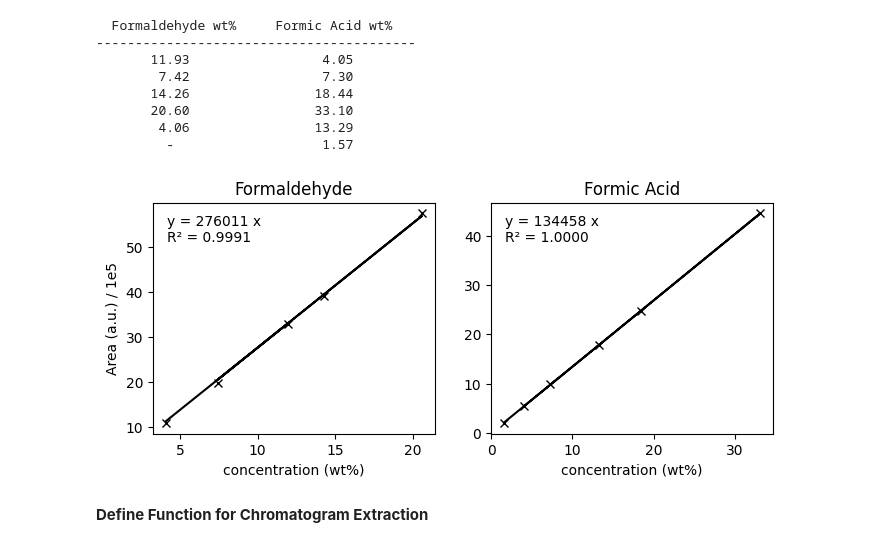
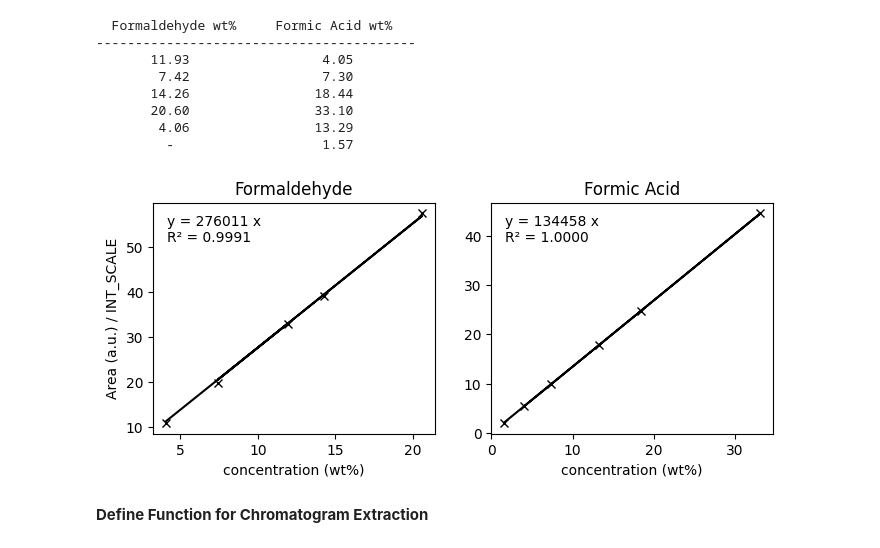
Before and after one commit to fabianketter/HPLC-Deconvolution, a Jupyter notebook: HPLC.ipynb, the cells around one changed output. Saved outputs shown, nothing was run; the diff lists cells and outputs as text; code cells hidden in the pictures.

```diff
--- a/HPLC.ipynb
+++ b/HPLC.ipynb
@@ -8,14 +8,17 @@ from fit_functions import (
     r_squared,
     EMG,
     EMG_mirrored,
-    EMGsTailFront,
+    EMGs_tail_front,
     make_constrained_EMG,
     make_constrained_EMG_mirrored,
-    make_constrained_EMGsTailFront,
-    make_sigma_constrained_EMG,
-    make_sigma_constrained_EMG_mirrored,
-    make_sigma_constrained_EMGsTailFront
+    make_constrained_EMGs_tail_front,
+    make_sigma_constrained_EMGs_tail_front
 )
+
+PEAK_REGION_WINDOW = 70
+COL_WIDTH = 20
+PATH = 'data/'
+INT_SCALE = 1e5
 # %% [markdown]
 **Calibration**
 
@@ -80,25 +81,25 @@ for index in range(max_len):
          -                   1.57
 # %%
 for dictionary in dictionaries:
-    m, residuals, _, _ = np.linalg.lstsq(dictionary['concentrations'].reshape(-1,1), dictionary['areas'])
+    m, residuals, rank, s = np.linalg.lstsq(dictionary['concentrations'].reshape(-1,1), dictionary['areas'], rcond = None)
     slope = m[0]
     dictionary['slope'] = slope
     r2 = r_squared(lambda x: slope*x, dictionary['concentrations'], dictionary['areas'])
     dictionary['r2'] = r2
 
 # plot
 fig, (ax1, ax2) = plt.subplots(figsize = (8, 3), ncols = 2)
-for dictionary, ax in zip(np.array([FALD, FA]), [ax1, ax2]):
-    ax.plot(dictionary['concentrations'], dictionary['areas']/1e5, 'kx')
-    ax.plot(dictionary['concentrations'], dictionary['concentrations']*dictionary['slope']/1e5, 'k-')
+for dictionary, ax in zip([FALD, FA], [ax1, ax2]):
+    ax.plot(dictionary['concentrations'], dictionary['areas']/INT_SCALE, 'kx')
+    ax.plot(dictionary['concentrations'], dictionary['concentrations']*dictionary['slope']/INT_SCALE, 'k-')
     ax.set_title(dictionary['name'])
     ax.set_xlabel('concentration (wt%)')
     eq_text = f"y = {dictionary['slope']:.0f} x\nR² = {dictionary['r2']:.4f}"
     ax.text(0.05, 0.95, eq_text, transform=ax.transAxes, va='top')
-ax1.set_ylabel('Area (a.u.) / 1e5')
+ax1.set_ylabel('Area (a.u.) / INT_SCALE')
 plt.show()
 # %% [output]
-[figure, old version]
+[figure, new version]
 # %% [markdown]
 **Define Function for Chromatogram Extraction**
 # %%
```
Also changed, not shown: parts of 8 cells of this notebook, 3 other files.
